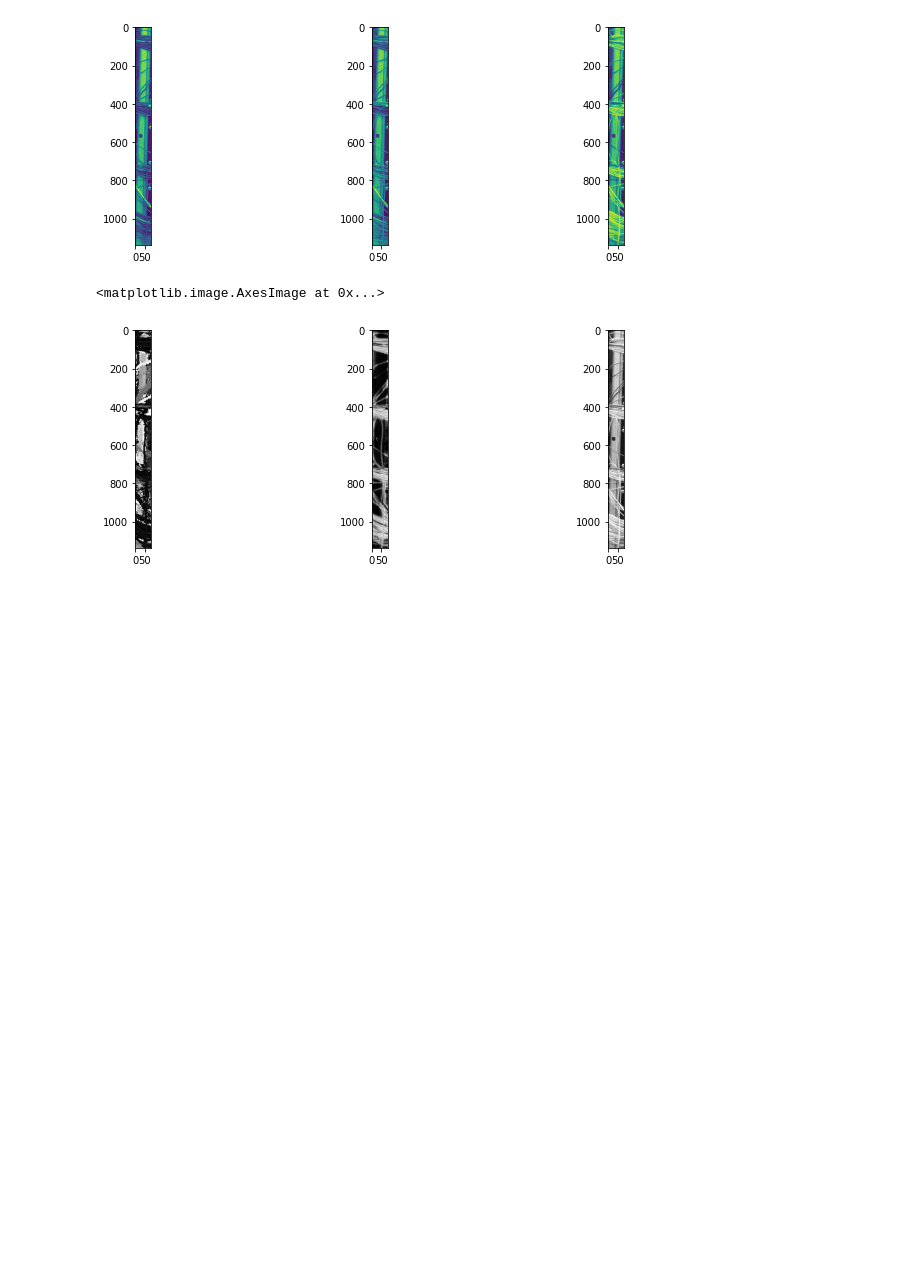
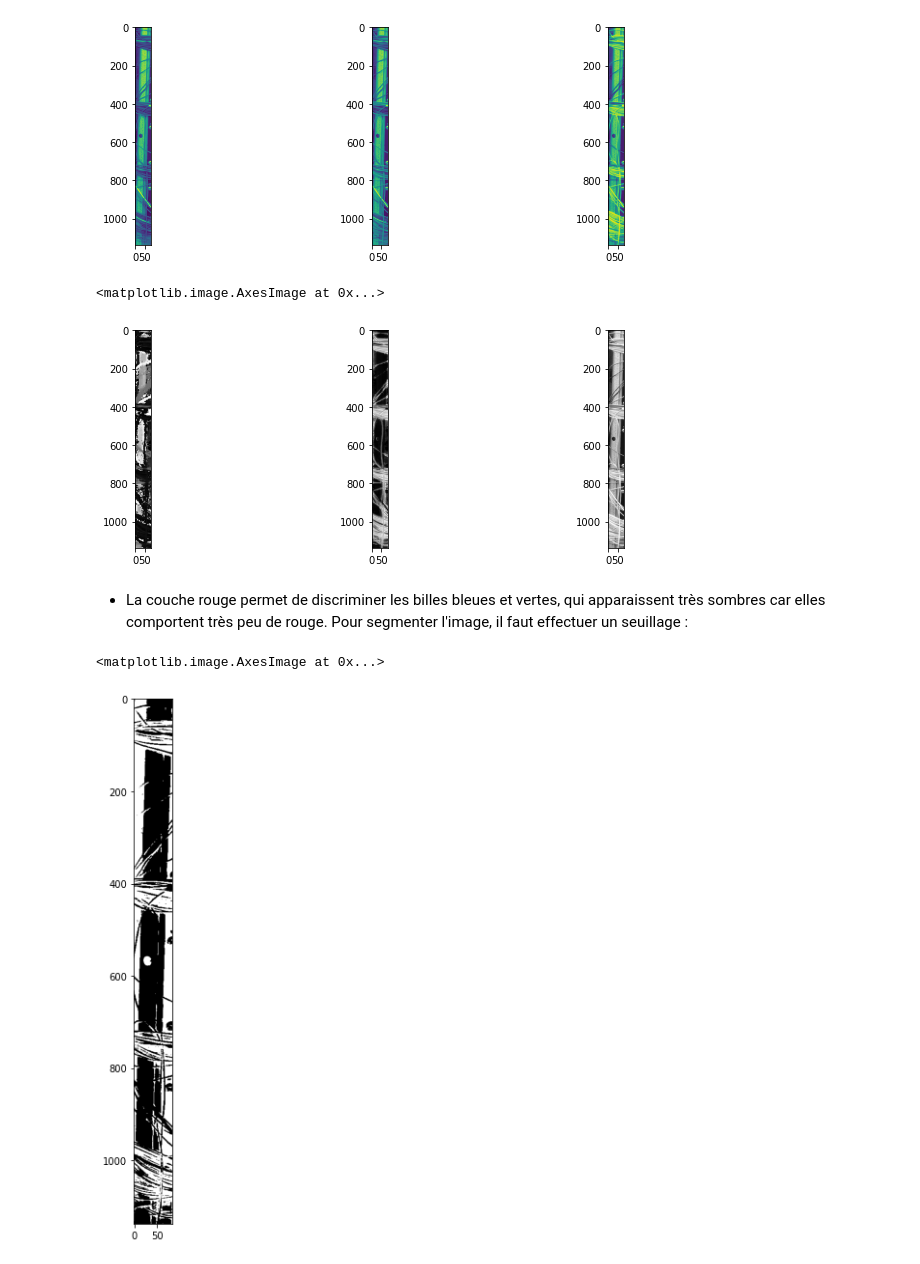
Before and after one commit to Syllaweg/Datascience_toolkit, a Jupyter notebook: Image_processing/colors_predict.ipynb, the cells around one changed output. Cells and saved outputs as stored; diff of their text form; code cells hidden in the pictures; blank space fills up the shorter version.

Commit message:
ad change threshold

```diff
--- a/Image_processing/colors_predict.ipynb
+++ b/Image_processing/colors_predict.ipynb
@@ -149,3 +149,15 @@ plt.imshow(val,cmap=plt.get_cmap('gray'))
 # %% [output]
 <matplotlib.image.AxesImage at 0x...>
 [figure]
+# %% [markdown]
+- La couche rouge permet de discriminer les billes bleues et vertes, qui apparaissent très sombres car elles comportent très peu de rouge. Pour segmenter l'image, il faut effectuer un seuillage :
+# %%
+seuil=70.0
+
+ret ,seg_red = cv.threshold(red,seuil,255.0,cv.THRESH_BINARY_INV)
+
+plt.figure(figsize=(10,10))
+plt.imshow(seg_red,cmap=plt.get_cmap('gray'))
+# %% [output]
+<matplotlib.image.AxesImage at 0x...>
+[figure, added]
```
